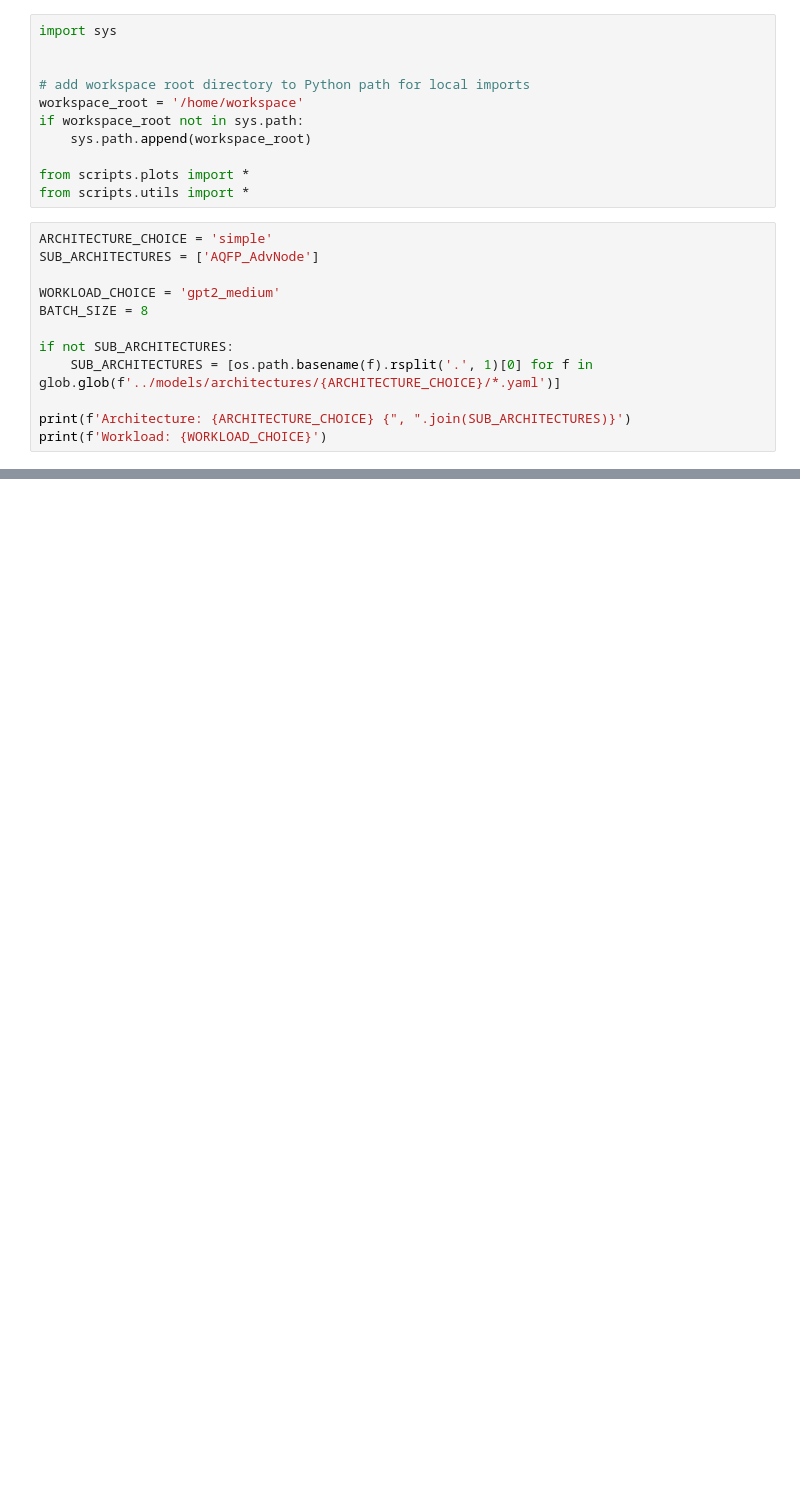
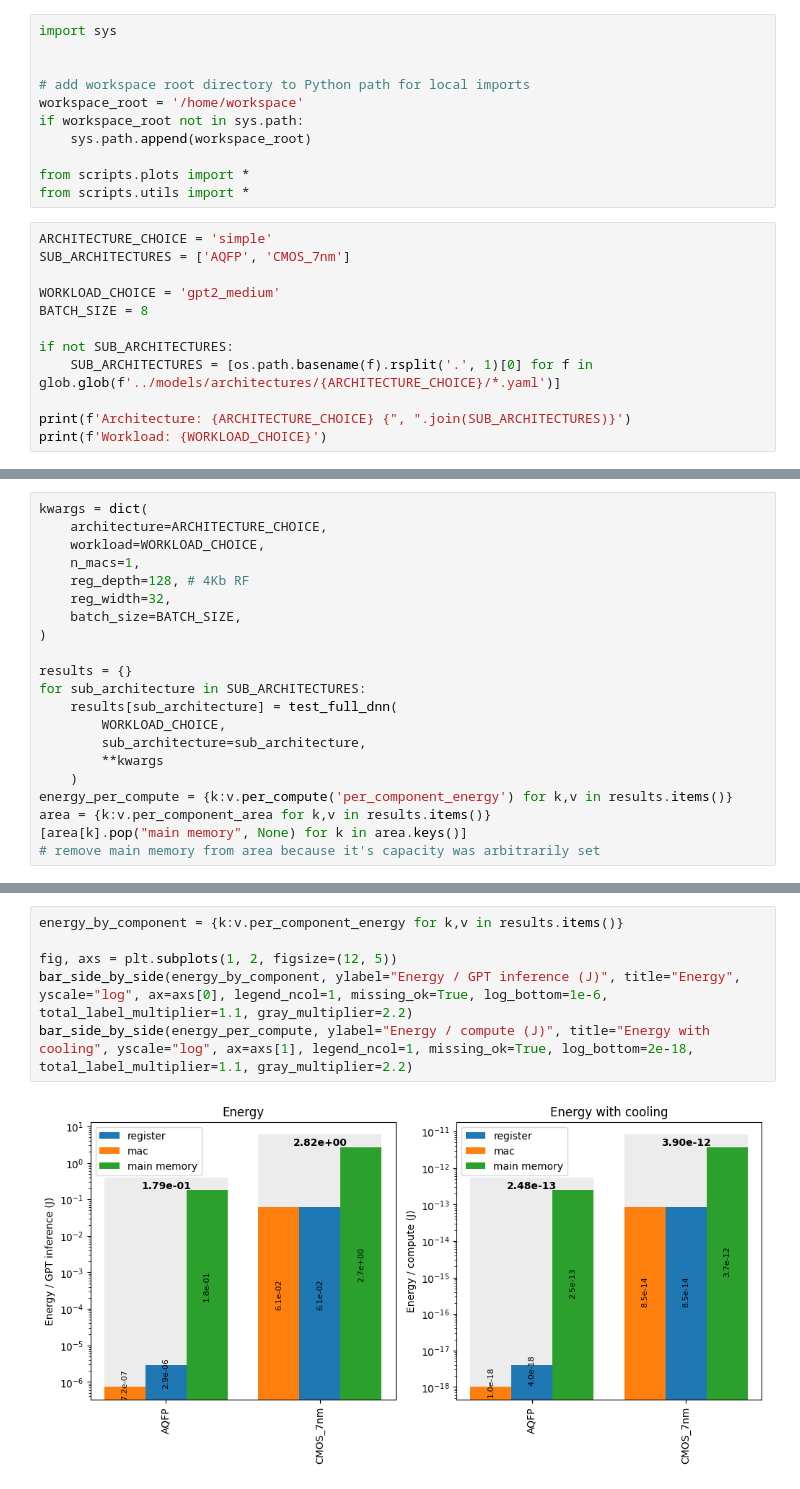
Before and after one commit to camronblackburn/superloop, a Jupyter notebook: workspace/examples/full_dnn.ipynb, the cells around one changed output, grey strips where cells are left out. Cells and saved outputs as stored; diff of their text form; blank space fills up the shorter version.

Commit message:
cleaning up full_dunn plots - wip, mac bug at the moment

```diff
--- a/workspace/examples/full_dnn.ipynb
+++ b/workspace/examples/full_dnn.ipynb
@@ -11,7 +11,7 @@ from scripts.plots import *
 from scripts.utils import *
 # %%
 ARCHITECTURE_CHOICE = 'simple'
-SUB_ARCHITECTURES = ['AQFP_AdvNode']
+SUB_ARCHITECTURES = ['AQFP', 'CMOS_7nm']
 
 WORKLOAD_CHOICE = 'gpt2_medium'
 BATCH_SIZE = 8
@@ -150,0 +69,21 @@ bar_side_by_side(area, ylabel="Area (mm^2)", title="Area Performance", yscale="l
+# %%
+kwargs = dict(
+    architecture=ARCHITECTURE_CHOICE,
+    workload=WORKLOAD_CHOICE,
+    n_macs=1,
+    reg_depth=128, # 4Kb RF
+    reg_width=32,
+    batch_size=BATCH_SIZE,
+)
+
+results = {}
+for sub_architecture in SUB_ARCHITECTURES:
+    results[sub_architecture] = test_full_dnn(
+        WORKLOAD_CHOICE,
+        sub_architecture=sub_architecture,
+        **kwargs
+    )
+energy_per_compute = {k:v.per_compute('per_component_energy') for k,v in results.items()}
+area = {k:v.per_component_area for k,v in results.items()}
+[area[k].pop("main memory", None) for k in area.keys()]
+# remove main memory from area because it's capacity was arbitrarily set
@@ -150,0 +94,8 @@ bar_side_by_side(area, ylabel="Area (mm^2)", title="Area Performance", yscale="l
+# %%
+energy_by_component = {k:v.per_component_energy for k,v in results.items()}
+
+fig, axs = plt.subplots(1, 2, figsize=(12, 5))
+bar_side_by_side(energy_by_component, ylabel="Energy / GPT inference (J)", title="Energy", yscale="log", ax=axs[0], legend_ncol=1, missing_ok=True, log_bottom=1e-6, total_label_multiplier=1.1, gray_multiplier=2.2)
+bar_side_by_side(energy_per_compute, ylabel="Energy / compute (J)", title="Energy with cooling", yscale="log", ax=axs[1], legend_ncol=1, missing_ok=True, log_bottom=2e-18, total_label_multiplier=1.1, gray_multiplier=2.2)
+# %% [output]
+[figure, added]
```
Also changed, not shown: parts of 17 cells of this notebook.
